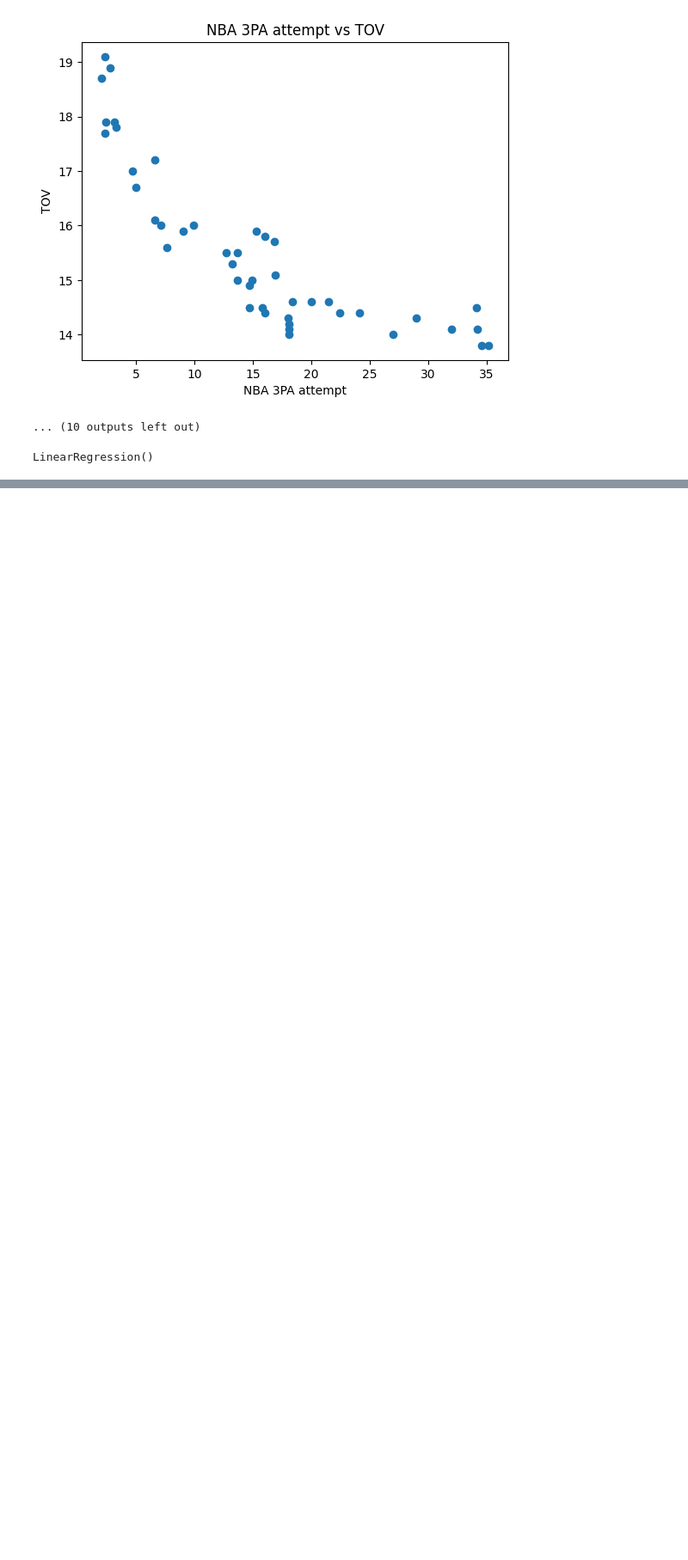
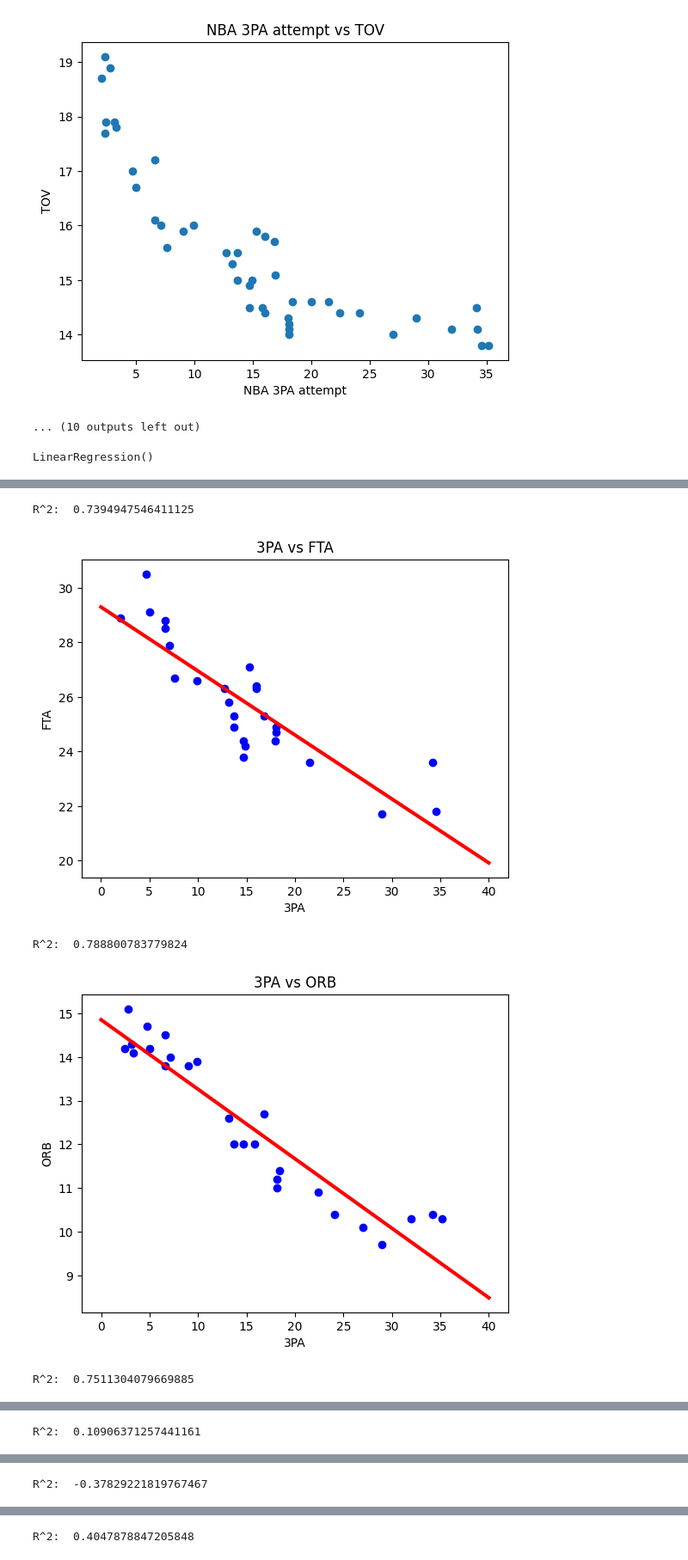
Before and after one commit to bowie0713/DS-Project-1, a Jupyter notebook: Three_Point_Data_Science_Project.ipynb, the cells around one changed output, grey strips where cells are left out. Shown at 86% size. Drawn from its saved outputs; the diff is of its cells as text; code cells hidden in the pictures; blank space fills up the shorter version.

```diff
--- a/Three_Point_Data_Science_Project.ipynb
+++ b/Three_Point_Data_Science_Project.ipynb
@@ -182,0 +170,6 @@ plt.show()
+# %%
+train, valid, test = np.split(nba_df.sample(frac = 1), [int(0.6*len(nba_df)), int(0.8*len(nba_df))])
+# %%
+d, x_train_all, y_train_all = get_xy(train, x_label = '3PA', y_labels = nba_df.columns[5:])
+d, x_val_all, y_val_all = get_xy(valid, x_label = '3PA', y_labels = nba_df.columns[5:])
+d, x_test_all, y_test_all = get_xy(test, x_label = '3PA', y_labels = nba_df.columns[5:])
@@ -182,0 +187,23 @@ plt.show()
+# %%
+nba_reg = LinearRegression()
+# %%
+for label in nba_df.columns[5:]:
+  train, valid, test = np.split(nba_df.sample(frac = 1), [int(0.6*len(nba_df)), int(0.8*len(nba_df))])
+  d, x_train, y_train = get_xy(train, x_label = '3PA', y_labels = [label])
+  d, x_val, y_val = get_xy(valid, x_label = '3PA', y_labels = [label])
+  d, x_test, y_test = get_xy(test, x_label = '3PA', y_labels = [label])
+  nba_reg.fit(x_train, y_train)
+  print("R^2: ", nba_reg.score(x_test, y_test))
+  plt.scatter(x_train, y_train, label = 'Data',color = 'blue')
+  x = tf.linspace(0,40,100)
+  plt.plot(x, nba_reg.predict(np.array(x).reshape(-1,1)), label = "Fit", color = 'red', linewidth = 3)
+  plt.title("3PA vs " + label)
+  plt.ylabel(label)
+  plt.xlabel("3PA")
+  plt.show()
+# %% [output]
+R^2:  0.7394947546411125
+[figure, added]
+R^2:  0.788800783779824
+[figure, added]
+R^2:  0.7511304079669885
@@ -182,0 +211 @@ plt.show()
+R^2:  0.10906371257441161
@@ -182,0 +213 @@ plt.show()
+R^2:  -0.37829221819767467
@@ -182,0 +215 @@ plt.show()
+R^2:  0.4047878847205848
```
Also changed, not shown: parts of 14 cells of this notebook.
